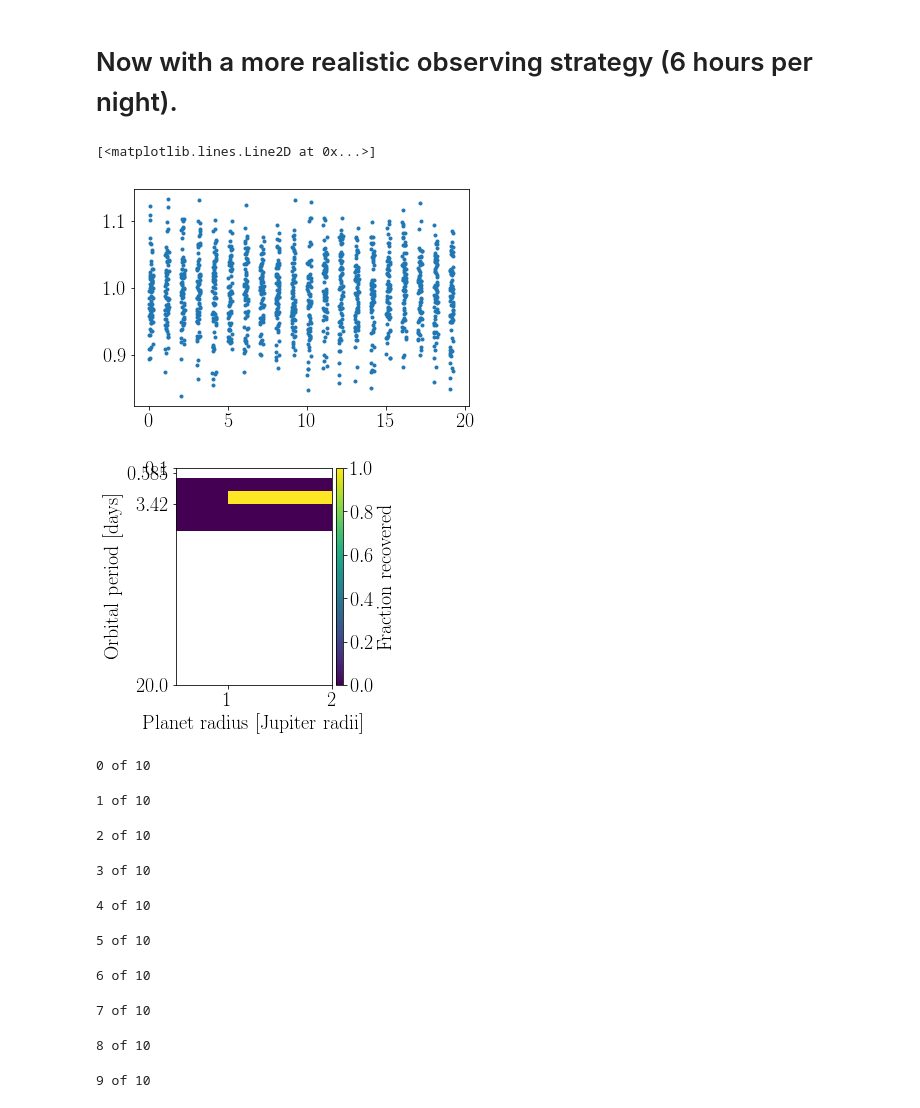
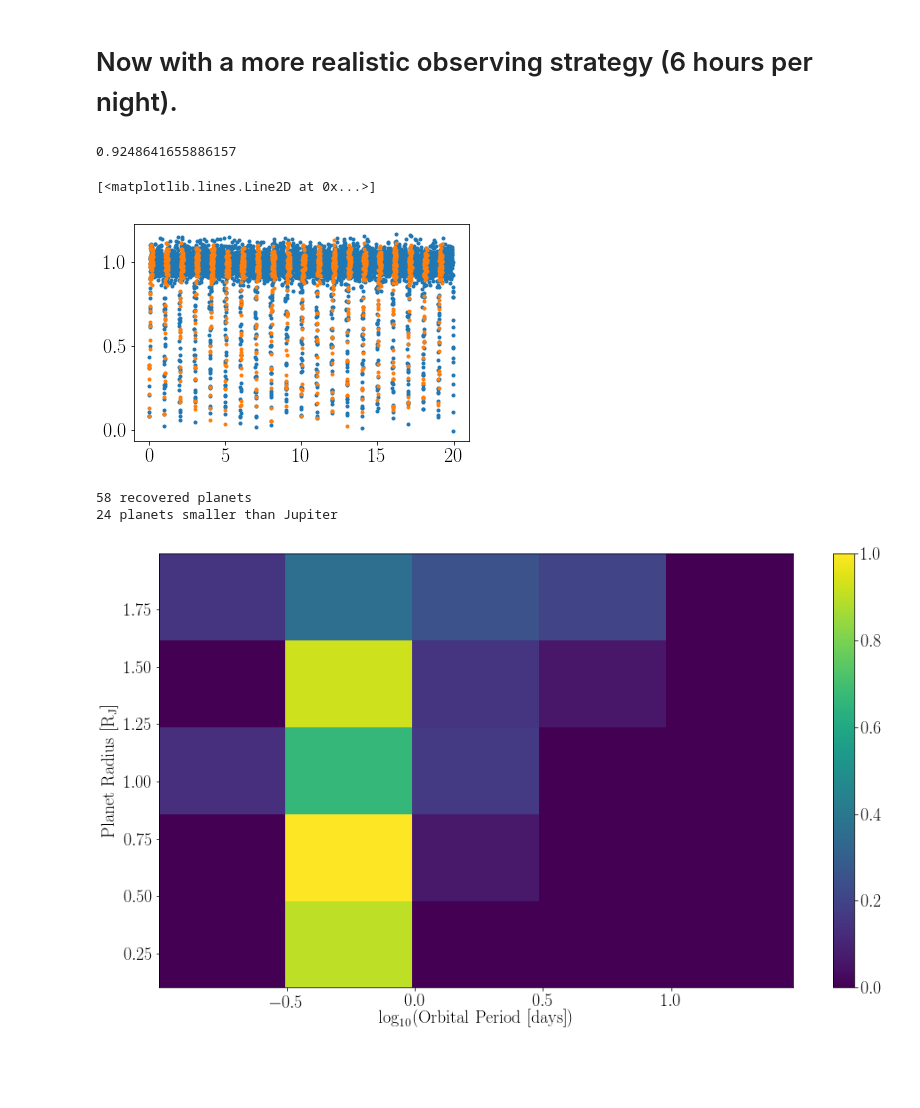
Before and after one commit to RuthAngus/extragalactic-exoplanets, a Jupyter notebook: Proof-of-concept.ipynb, the cells around one changed output. Cells and saved outputs as stored; diff of their text form; code cells hidden in the pictures; blank space fills up the shorter version.

Commit message:
improvements to plotting, etc

```diff
--- a/Proof-of-concept.ipynb
+++ b/Proof-of-concept.ipynb
@@ -288,12 +336,16 @@ def make_light_curve_nights(period_days, cadence_minutes, radius, precision, bas
 # %%
 period_days = 1.  # period in days
 cadence_minutes = 5  # cadence in minutes
-radius = 2 * co.R_jup/co.R_sun  # 2 Jupiter radii in stellar radii
+radius = 9 * co.R_jup/co.R_sun  # 2 Jupiter radii in stellar radii
+print(radius)
 precision = 5  # percent
 
 t, f = make_light_curve_nights(period_days, cadence_minutes, radius, precision)
 plt.plot(t, f, ".")
+t, f = make_light_curve_nights(period_days, cadence_minutes, radius, precision, nights=True)
+plt.plot(t, f, ".")
 # %% [output]
-[<matplotlib.lines.Line2D at 0x...>]
+0.9248641655886157
+[<matplotlib.lines.Line2D at 0x...>]
-[figure, old version]
+[figure, new version]
 # %%
@@ -327,2 +377,0 @@ def run_bls(Ntrials, porbs, radii):
-# %%
-recovered, true_p = run_bls(Ntrials, porbs, radii)
@@ -363,4 +378,38 @@ def make_plot(true_p, recovered, porbs, radii, Ntrials):
+# %%
+from mpl_toolkits.axes_grid1 import make_axes_locatable
+
+def make_plot(recovered, porbs, radii):
+
+    success = abs(porbs - recovered)/porbs
+    success_m = success < .5
+    recovered_p, recovered_r = porbs[success_m], radii[success_m]
+    print(len(recovered_p), "recovered planets")
+    print(len(recovered_r[recovered_r/rjup < 1.]), "planets smaller than Jupiter")
+
+#     plt.plot(np.log10(porbs), radii/rjup, ".", color="tab:orange", ms=10)
+#     plt.plot(np.log10(recovered_p), recovered_r/rjup, ".", color="tab:blue", ms=5)
+
+    H_true, xedges, yedges = np.histogram2d(np.log10(porbs), radii/rjup, bins=5)
+    H_recovered, _, _ = np.histogram2d(np.log10(recovered_p), recovered_r/rjup, bins=(xedges, yedges))
+    H = H_recovered/H_true
+
+    X, Y = np.meshgrid(xedges, yedges)
+    plt.figure(figsize=(16, 9))
+    plt.pcolormesh(X, Y, H.T, vmin=0., vmax=1.)
+    plt.xlabel("$\log_{10}(\mathrm{Orbital~Period~[days]})$")
+    plt.ylabel("$\mathrm{Planet~Radius~[R_J]}$")
+    plt.colorbar()
+    plt.savefig("completeness.pdf")
+    return H
+# %%
+N = 300
+porbs = 10**(np.random.uniform(-1, np.log10(30), N))
+radii = np.random.uniform(.1, 2, N)*rjup
+# %%
+recovered = run_bls(porbs, radii, cadence_minutes=3, precision=7, baseline=20, nights=True)
 # %%
-make_plot(true_p, recovered, porbs, radii, Ntrials)
+H = make_plot(recovered, porbs, radii)
 # %% [output]
+58 recovered planets
+24 planets smaller than Jupiter
-[figure, old version]
+[figure, new version]
@@ -389,13 +415,0 @@ def run_bls(porbs, radii):
-# %%
-recovered, true_p = run_bls(porbs, radii)
-# %% [output]
-0 of 10
-1 of 10
-2 of 10
-3 of 10
-4 of 10
-5 of 10
-6 of 10
-7 of 10
-8 of 10
-9 of 10
```
Also changed, not shown: parts of 11 cells of this notebook, 1 other file.
